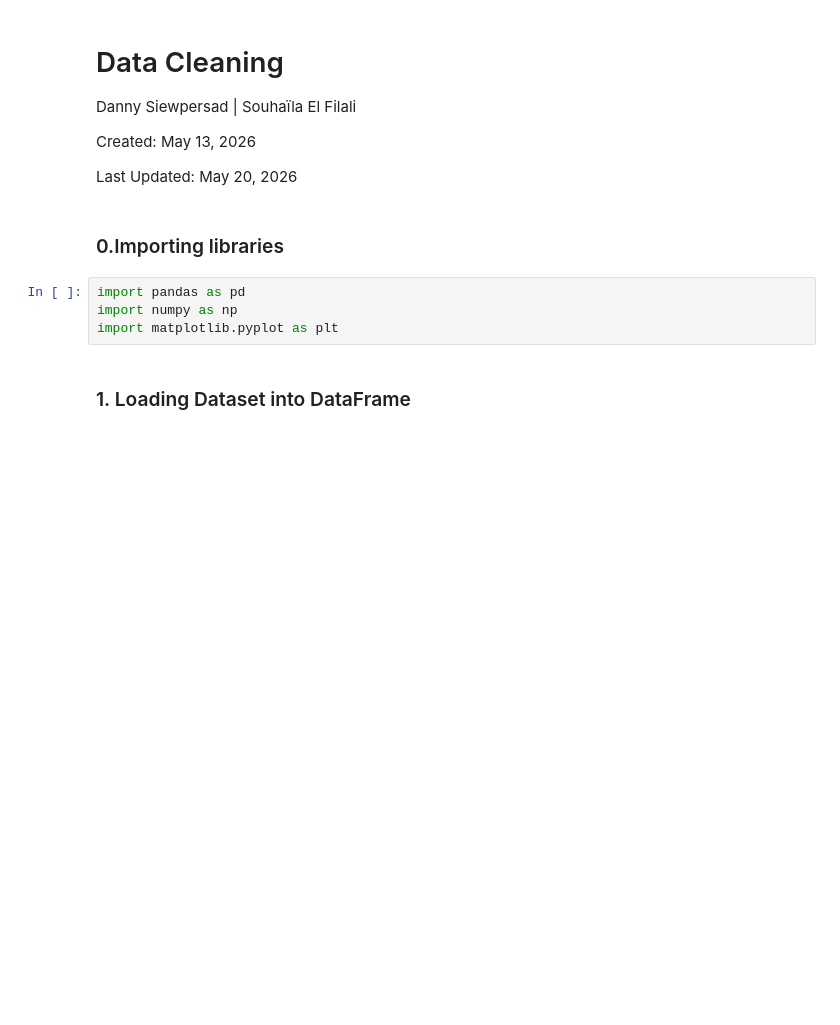
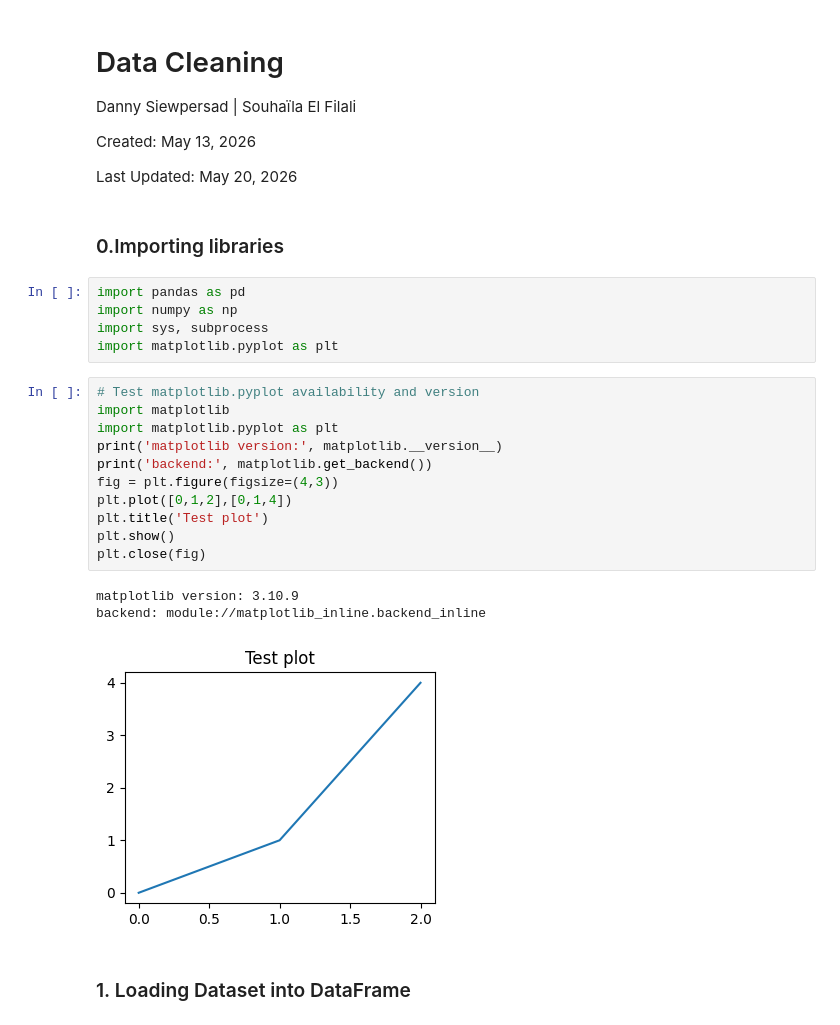
Before and after one commit to ShaikhIqbalWaseem/online-retail-sales-analysis, a Jupyter notebook: notebooks/01_Data_Cleaning.ipynb, the cells around one changed output. Drawn from its saved outputs; the diff is of its cells as text; blank space fills up the shorter version.

```diff
--- a/notebooks/01_Data_Cleaning.ipynb
+++ b/notebooks/01_Data_Cleaning.ipynb
@@ -11,7 +11,23 @@ Last Updated:  May 20, 2026
 # %%
 import pandas as pd
 import numpy as np
+import sys, subprocess
 import matplotlib.pyplot as plt
+# %%
+# Test matplotlib.pyplot availability and version
+import matplotlib
+import matplotlib.pyplot as plt
+print('matplotlib version:', matplotlib.__version__)
+print('backend:', matplotlib.get_backend())
+fig = plt.figure(figsize=(4,3))
+plt.plot([0,1,2],[0,1,4])
+plt.title('Test plot')
+plt.show()
+plt.close(fig)
+# %% [output]
+matplotlib version: 3.10.9
+backend: module://matplotlib_inline.backend_inline
+[figure, added]
 # %% [markdown]
 ### 1. Loading Dataset into DataFrame
 # %%
```
Also changed, not shown: parts of 11 cells of this notebook, 3 other files.
